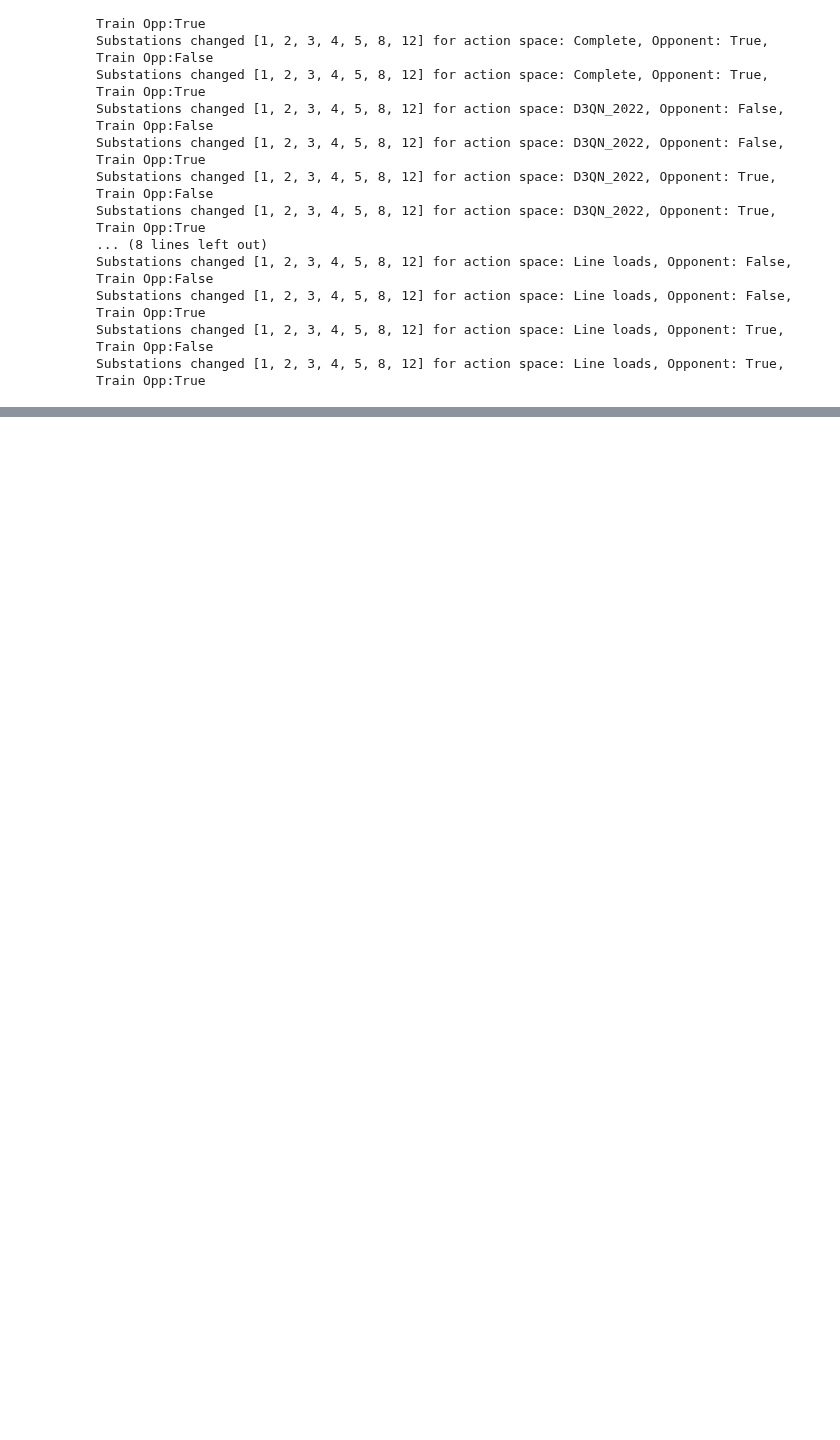
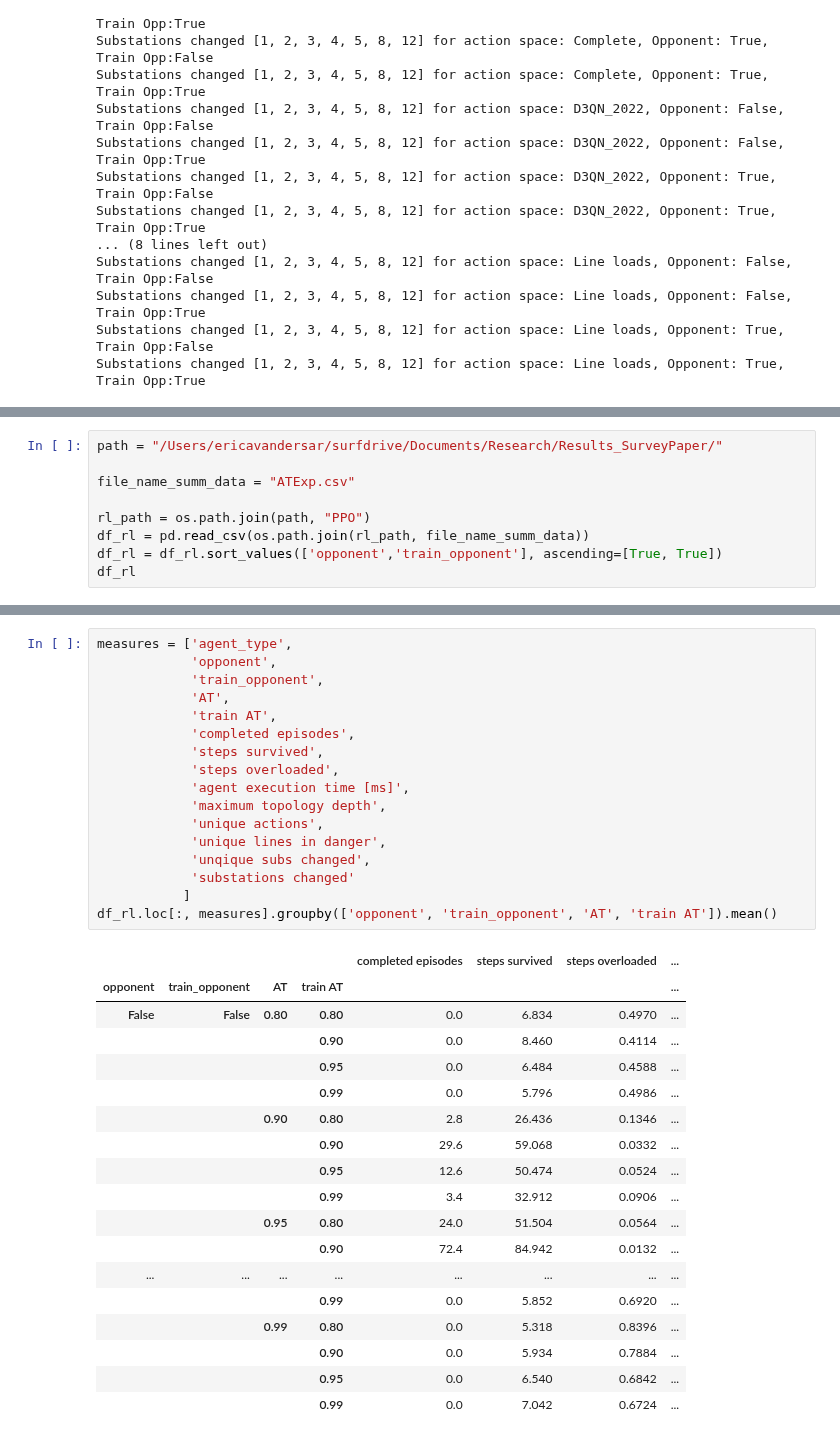
Before and after one commit to EricavanderSar/rl4pnc-survey, a Jupyter notebook: notebooks/SurveyPaper_OverviewTables.ipynb, the cells around one changed output, grey strips where cells are left out. Cells and saved outputs as stored; diff of their text form; blank space fills up the shorter version.

```diff
--- a/notebooks/SurveyPaper_OverviewTables.ipynb
+++ b/notebooks/SurveyPaper_OverviewTables.ipynb
@@ -485,0 +609,9 @@ Substations changed [1, 2, 3, 4, 5, 8, 12] for action space: Line loads, Opponen
+# %%
+path = "/Users/ericavandersar/surfdrive/Documents/Research/Results_SurveyPaper/"
+
+file_name_summ_data = "ATExp.csv"
+
+rl_path = os.path.join(path, "PPO")
+df_rl = pd.read_csv(os.path.join(rl_path, file_name_summ_data))
+df_rl = df_rl.sort_values(['opponent','train_opponent'], ascending=[True, True])
+df_rl
@@ -485,0 +644,36 @@ Substations changed [1, 2, 3, 4, 5, 8, 12] for action space: Line loads, Opponen
+# %%
+measures = ['agent_type',
+            'opponent',
+            'train_opponent',
+            'AT',
+            'train AT',
+            'completed episodes',
+            'steps survived',
+            'steps overloaded',
+            'agent execution time [ms]',
+            'maximum topology depth',
+            'unique actions',
+            'unique lines in danger',
+            'unqique subs changed',
+            'substations changed'
+           ]
+df_rl.loc[:, measures].groupby(['opponent', 'train_opponent', 'AT', 'train AT']).mean()
+# %% [output]
+|  |  |  |  | completed episodes | steps survived | steps overloaded | ... |
+| opponent | train_opponent | AT | train AT |  |  |  | ... |
+| False | False | 0.80 | 0.80 | 0.0 | 6.834 | 0.4970 | ... |
+|  |  |  | 0.90 | 0.0 | 8.460 | 0.4114 | ... |
+|  |  |  | 0.95 | 0.0 | 6.484 | 0.4588 | ... |
+|  |  |  | 0.99 | 0.0 | 5.796 | 0.4986 | ... |
+|  |  | 0.90 | 0.80 | 2.8 | 26.436 | 0.1346 | ... |
+|  |  |  | 0.90 | 29.6 | 59.068 | 0.0332 | ... |
+|  |  |  | 0.95 | 12.6 | 50.474 | 0.0524 | ... |
+|  |  |  | 0.99 | 3.4 | 32.912 | 0.0906 | ... |
+|  |  | 0.95 | 0.80 | 24.0 | 51.504 | 0.0564 | ... |
+|  |  |  | 0.90 | 72.4 | 84.942 | 0.0132 | ... |
+| ... | ... | ... | ... | ... | ... | ... | ... |
+|  |  |  | 0.99 | 0.0 | 5.852 | 0.6920 | ... |
+|  |  | 0.99 | 0.80 | 0.0 | 5.318 | 0.8396 | ... |
+|  |  |  | 0.90 | 0.0 | 5.934 | 0.7884 | ... |
+|  |  |  | 0.95 | 0.0 | 6.540 | 0.6842 | ... |
+|  |  |  | 0.99 | 0.0 | 7.042 | 0.6724 | ... |
```
Also changed, not shown: parts of 13 cells of this notebook, 3 other files.
